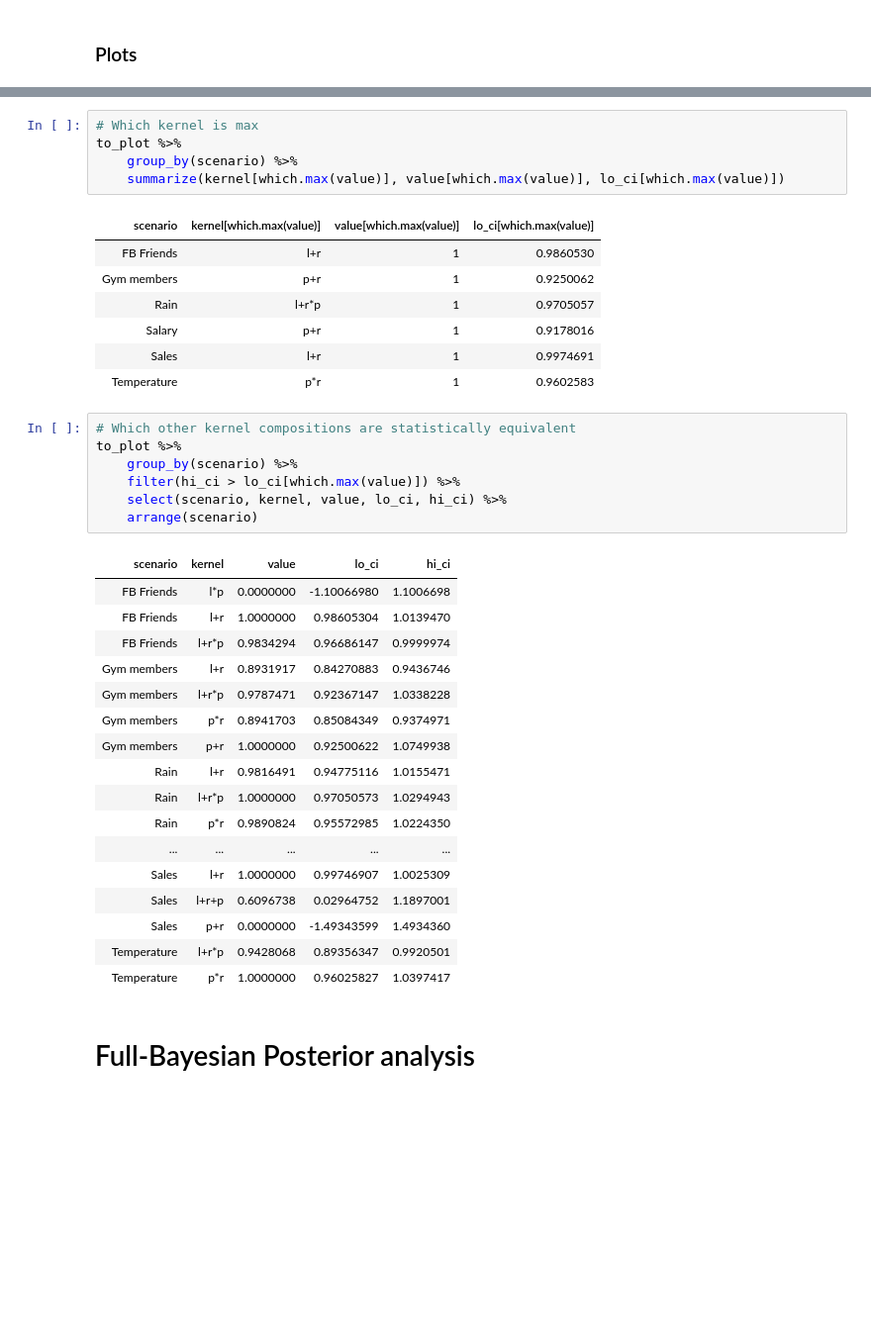
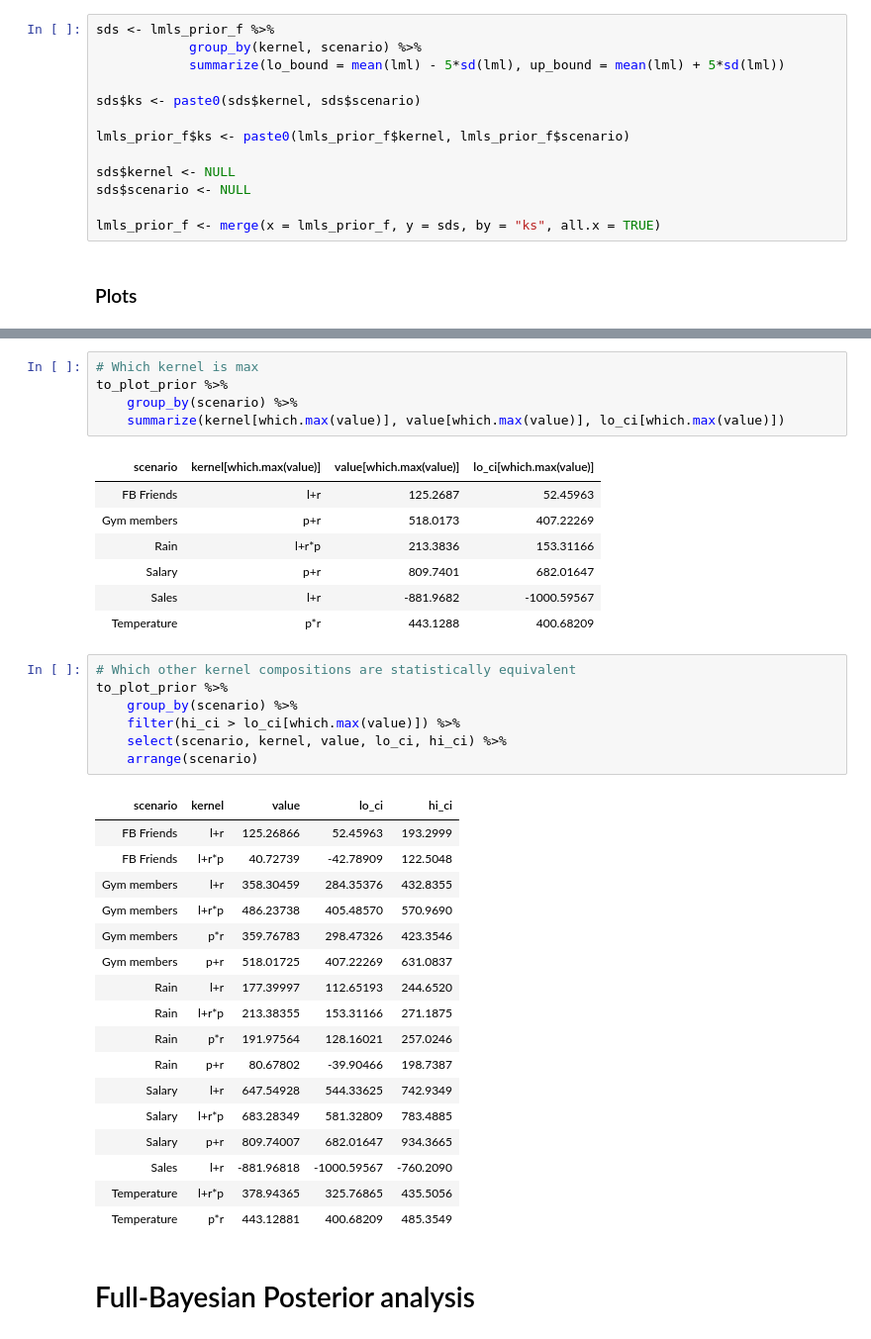
Before and after one commit to ericschulz/compforca, a Jupyter notebook: Data analysis/3- New compositional analysis.ipynb, the cells around one changed output, grey strips where cells are left out. Shown at 99% size. Cells and saved outputs as stored; diff of their text form; blank space fills up the shorter version.

```diff
--- a/Data analysis/3- New compositional analysis.ipynb
+++ b/Data analysis/3- New compositional analysis.ipynb
@@ -203,2 +206,15 @@ plot_lmls <- function(prop_data, title, hide_x=FALSE, hide_y=FALSE) {
+# %%
+sds <- lmls_prior_f %>%
+            group_by(kernel, scenario) %>%
+            summarize(lo_bound = mean(lml) - 5*sd(lml), up_bound = mean(lml) + 5*sd(lml))
+
+sds$ks <- paste0(sds$kernel, sds$scenario)
+
+lmls_prior_f$ks <- paste0(lmls_prior_f$kernel, lmls_prior_f$scenario)
+
+sds$kernel <- NULL
+sds$scenario <- NULL
+
+lmls_prior_f <- merge(x = lmls_prior_f, y = sds, by = "ks", all.x = TRUE)
 # %% [markdown]
 ### Plots
@@ -277,41 +299,41 @@ p6 <- plot_lmls(lmls_fb, "FB Friends", hide_y=TRUE, hide_x=TRUE)
 # %%
 # Which kernel is max
-to_plot %>%
+to_plot_prior %>%
     group_by(scenario) %>%
     summarize(kernel[which.max(value)], value[which.max(value)], lo_ci[which.max(value)])
 # %% [output]
 | scenario | kernel[which.max(value)] | value[which.max(value)] | lo_ci[which.max(value)] |
-| FB Friends | l+r | 1 | 0.9860530 |
-| Gym members | p+r | 1 | 0.9250062 |
-| Rain | l+r*p | 1 | 0.9705057 |
-| Salary | p+r | 1 | 0.9178016 |
-| Sales | l+r | 1 | 0.9974691 |
-| Temperature | p*r | 1 | 0.9602583 |
+| FB Friends | l+r | 125.2687 | 52.45963 |
+| Gym members | p+r | 518.0173 | 407.22269 |
+| Rain | l+r*p | 213.3836 | 153.31166 |
+| Salary | p+r | 809.7401 | 682.01647 |
+| Sales | l+r | -881.9682 | -1000.59567 |
+| Temperature | p*r | 443.1288 | 400.68209 |
 # %%
 # Which other kernel compositions are statistically equivalent
-to_plot %>%
+to_plot_prior %>%
     group_by(scenario) %>%
     filter(hi_ci > lo_ci[which.max(value)]) %>%
     select(scenario, kernel, value, lo_ci, hi_ci) %>%
     arrange(scenario)
 # %% [output]
 | scenario | kernel | value | lo_ci | hi_ci |
-| FB Friends | l*p | 0.0000000 | -1.10066980 | 1.1006698 |
-| FB Friends | l+r | 1.0000000 | 0.98605304 | 1.0139470 |
-| FB Friends | l+r*p | 0.9834294 | 0.96686147 | 0.9999974 |
-| Gym members | l+r | 0.8931917 | 0.84270883 | 0.9436746 |
-| Gym members | l+r*p | 0.9787471 | 0.92367147 | 1.0338228 |
-| Gym members | p*r | 0.8941703 | 0.85084349 | 0.9374971 |
-| Gym members | p+r | 1.0000000 | 0.92500622 | 1.0749938 |
-| Rain | l+r | 0.9816491 | 0.94775116 | 1.0155471 |
-| Rain | l+r*p | 1.0000000 | 0.97050573 | 1.0294943 |
-| Rain | p*r | 0.9890824 | 0.95572985 | 1.0224350 |
-| ... | ... | ... | ... | ... |
-| Sales | l+r | 1.0000000 | 0.99746907 | 1.0025309 |
-| Sales | l+r+p | 0.6096738 | 0.02964752 | 1.1897001 |
-| Sales | p+r | 0.0000000 | -1.49343599 | 1.4934360 |
-| Temperature | l+r*p | 0.9428068 | 0.89356347 | 0.9920501 |
-| Temperature | p*r | 1.0000000 | 0.96025827 | 1.0397417 |
+| FB Friends | l+r | 125.26866 | 52.45963 | 193.2999 |
+| FB Friends | l+r*p | 40.72739 | -42.78909 | 122.5048 |
+| Gym members | l+r | 358.30459 | 284.35376 | 432.8355 |
+| Gym members | l+r*p | 486.23738 | 405.48570 | 570.9690 |
+| Gym members | p*r | 359.76783 | 298.47326 | 423.3546 |
+| Gym members | p+r | 518.01725 | 407.22269 | 631.0837 |
+| Rain | l+r | 177.39997 | 112.65193 | 244.6520 |
+| Rain | l+r*p | 213.38355 | 153.31166 | 271.1875 |
+| Rain | p*r | 191.97564 | 128.16021 | 257.0246 |
+| Rain | p+r | 80.67802 | -39.90466 | 198.7387 |
+| Salary | l+r | 647.54928 | 544.33625 | 742.9349 |
+| Salary | l+r*p | 683.28349 | 581.32809 | 783.4885 |
+| Salary | p+r | 809.74007 | 682.01647 | 934.3665 |
+| Sales | l+r | -881.96818 | -1000.59567 | -760.2090 |
+| Temperature | l+r*p | 378.94365 | 325.76865 | 435.5056 |
+| Temperature | p*r | 443.12881 | 400.68209 | 485.3549 |
 # %% [markdown]
 # Full-Bayesian Posterior analysis
 # %% [markdown]
```
Also changed, not shown: parts of 51 cells of this notebook, 50 other files.
